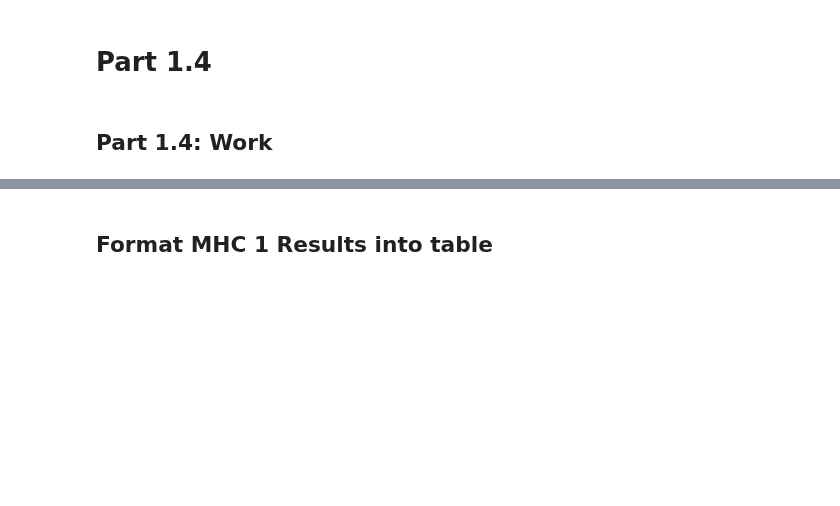
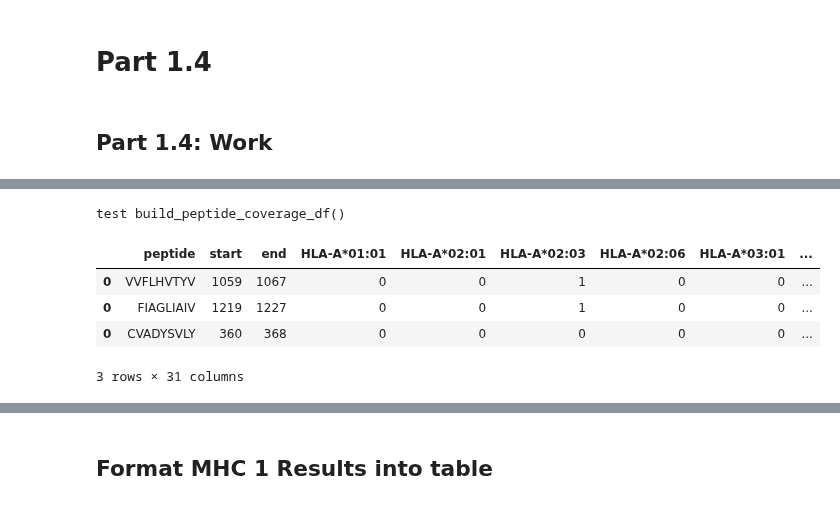
Before and after one commit to ryanquinnnelson/CMU-02718-HW5, a Jupyter notebook: 02_518_02_718_HW_5_ryann.ipynb, the cells around one changed output, grey strips where cells are left out. Saved outputs shown, nothing was run; the diff lists cells and outputs as text; code cells hidden in the pictures; blank space fills up the shorter version.

```diff
--- a/02_518_02_718_HW_5_ryann.ipynb
+++ b/02_518_02_718_HW_5_ryann.ipynb
@@ -1161,0 +1212,6 @@ for key in d:
+# %%
+print('test get_peptide_coverage_dict()')
+test_above = get_list_above_p_min(results_mhc1,9.0)
+
+test_d = get_peptide_coverage_dict(test_above)
+test_d
@@ -1166,8 +1246,15 @@ row.T
 # %%
 print('test build_peptide_coverage_df()')
 
-df_coverage_test = build_peptide_coverage_df(d, class_i_list)
-df_coverage_test
+test_coverage_df = build_peptide_coverage_df(test_d, class_i_list)
+test_coverage_df
+# %% [output]
+test build_peptide_coverage_df()
+|  | peptide | start | end | HLA-A*01:01 | HLA-A*02:01 | HLA-A*02:03 | HLA-A*02:06 | HLA-A*03:01 | ... |
+| 0 | VVFLHVTYV | 1059 | 1067 | 0 | 0 | 1 | 0 | 0 | ... |
+| 0 | FIAGLIAIV | 1219 | 1227 | 0 | 0 | 1 | 0 | 0 | ... |
+| 0 | CVADYSVLY | 360 | 368 | 0 | 0 | 0 | 0 | 0 | ... |
+3 rows × 31 columns
 # %%
 print('test get_peptide_coverage_df()')
 
```
Also changed, not shown: parts of 48 cells of this notebook.
